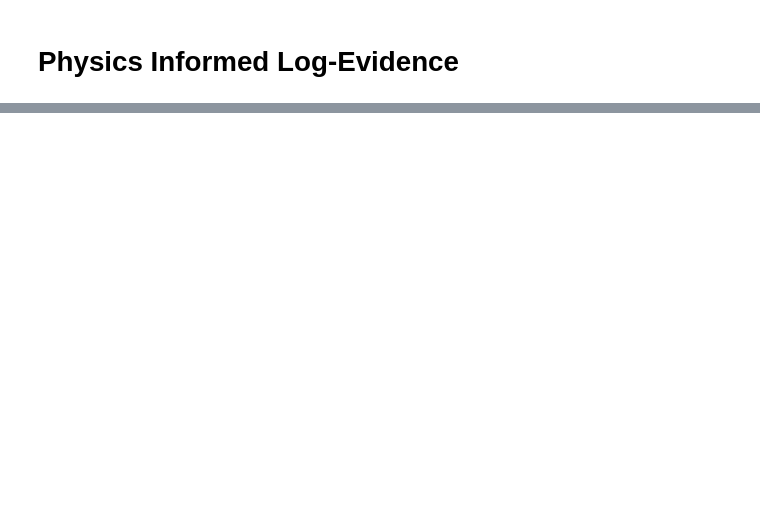
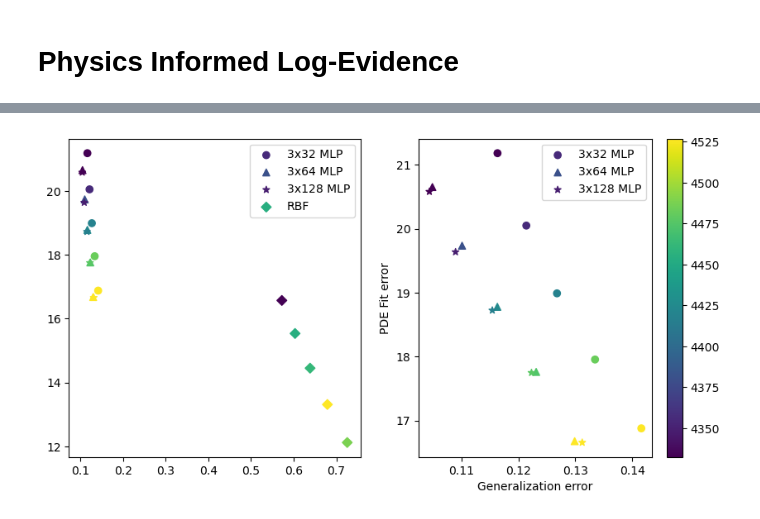
Before and after one commit to mdnls/pile, a Jupyter notebook: Plots.ipynb, the cells around one changed output, grey strips where cells are left out. Cells and saved outputs as stored; diff of their text form; code cells hidden in the pictures; blank space fills up the shorter version.

```diff
--- a/Plots.ipynb
+++ b/Plots.ipynb
@@ -43,0 +115,28 @@ diagnostics
+# %%
+import matplotlib.pyplot as plt
+
+min = np.min([x for y in pile_scores for x in y])
+ptp = np.ptp([x for y in pile_scores for x in y])
+normalize = lambda x: (np.array(x) - min)/ptp
+
+
+plt.subplot(1, 2, 1)
+plt.scatter(data_errs[0], phys_errs[0], c = pile_scores[0], label="3x32 MLP")
+plt.scatter(data_errs[1], phys_errs[1], marker="^", c = pile_scores[1], label="3x64 MLP")
+plt.scatter(data_errs[2], phys_errs[2], marker="*", c = pile_scores[2], label="3x128 MLP")
+plt.scatter(data_errs[3], phys_errs[3], marker="D", c = pile_scores[3], label="RBF")
+plt.legend()
+plt.subplot(1, 2, 2)
+plt.scatter(data_errs[0], phys_errs[0], c = pile_scores[0], label="3x32 MLP")
+plt.scatter(data_errs[1], phys_errs[1], marker="^", c = pile_scores[1], label="3x64 MLP")
+plt.scatter(data_errs[2], phys_errs[2], marker="*", c = pile_scores[2], label="3x128 MLP")
+plt.legend()
+plt.colorbar()
+plt.xlabel('Generalization error')
+plt.ylabel('PDE Fit error')
+
+plt.gcf().set_size_inches(10, 5)
+
+plt.savefig('TEMP.png')
+# %% [output]
+[figure, added]
```
Also changed, not shown: parts of 11 cells of this notebook, 8 other files.
